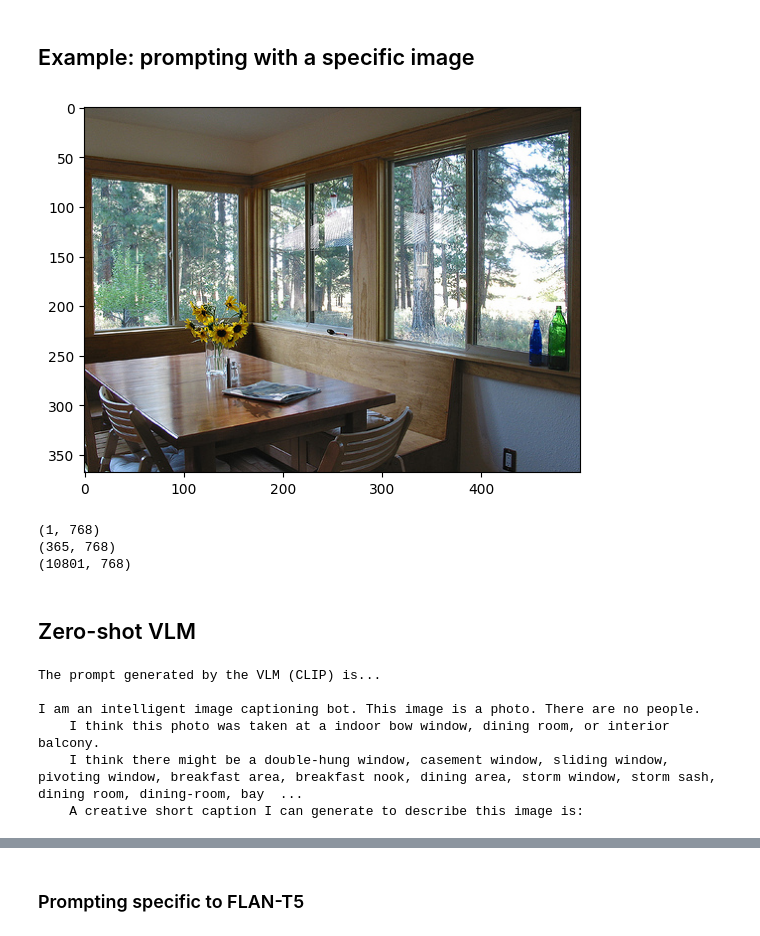
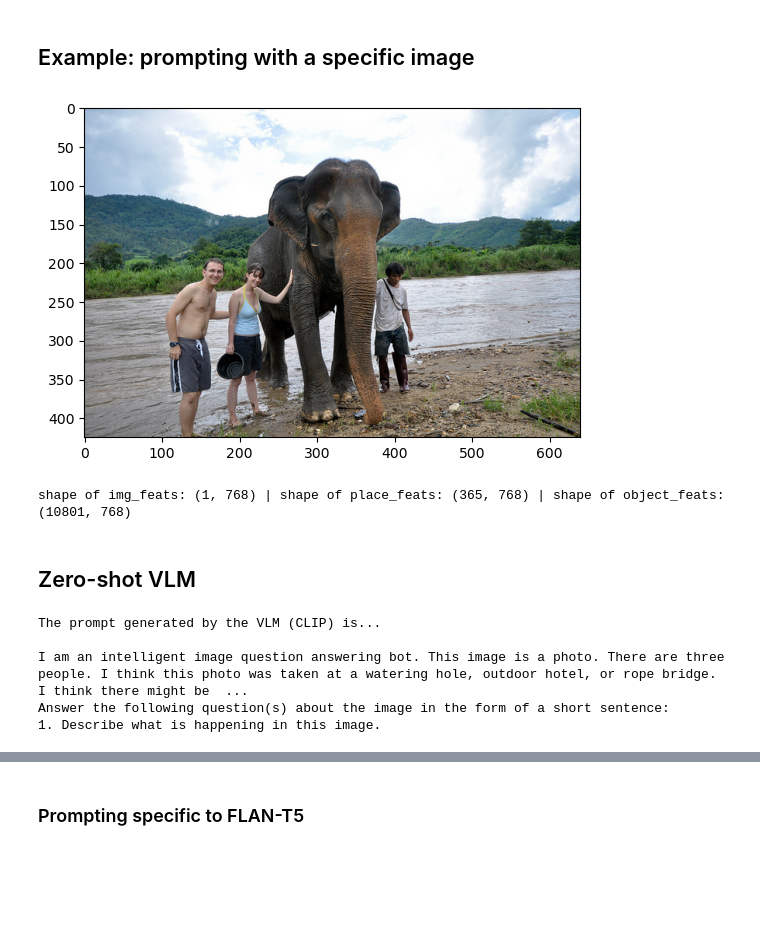
Before and after one commit to milenakapralova/socraticmodels, a Jupyter notebook: FLAN_T5_prompting.ipynb, the cells around one changed output, grey strips where cells are left out. Drawn from its saved outputs; the diff is of its cells as text; code cells hidden in the pictures; blank space fills up the shorter version.

Commit message:
try visual q&a w/ FLAN-T5 + CLIP

```diff
--- a/FLAN_T5_prompting.ipynb
+++ b/FLAN_T5_prompting.ipynb
@@ -136,9 +132,22 @@ def get_nn_text(raw_texts, text_feats, img_feats):
 ### Load scene categories from Places365 and compute their CLIP features
 # %%
 # Load scene categories from Places365.
-if not os.path.exists('categories_places365.txt'):
+places_cat_path = f'{data_dir}/categories_places365.txt'
+if not os.path.exists(places_cat_path):
     url = "https://raw.githubusercontent.com/zhoubolei/places_devkit/master/categories_places365.txt"
     response = requests.get(url)
-    with open("categories_places365.txt", "wb") as f:
+    with open(f'{data_dir}/categories_places365.txt', 'wb') as f:
         f.write(response.content)
     # ! wget https://raw.githubusercontent.com/zhoubolei/places_devkit/master/categories_places365.txt
+
+place_categories = np.loadtxt(places_cat_path, dtype=str)
+place_texts = []
+for place in place_categories[:, 0]:
+    place = place.split('/')[2:]
+    if len(place) > 1:
+        place = place[1] + ' ' + place[0]
+    else:
+        place = place[0]
+    place = place.replace('_', ' ')
+    place_texts.append(place)
+place_feats = get_text_feats([f'Photo of a {p}.' for p in place_texts])
@@ -158,10 +155,14 @@ place_feats = get_text_feats([f'Photo of a {p}.' for p in place_texts])
 ### Load object categories from Tencent ML Images and compute their CLIP features
 # %%
 # Load object categories from Tencent ML Images.
-if not os.path.exists('dictionary_and_semantic_hierarchy.txt'):
-  ! wget https://raw.githubusercontent.com/Tencent/tencent-ml-images/master/data/dictionary_and_semantic_hierarchy.txt
+obj_cat_path = f'{data_dir}/dictionary_and_semantic_hierarchy.txt'
+if not os.path.exists(obj_cat_path):
+  url = "https://raw.githubusercontent.com/Tencent/tencent-ml-images/master/data/dictionary_and_semantic_hierarchy.txt"
+  response = requests.get(url)
+  with open(obj_cat_path, 'wb') as f:
+      f.write(response.content)
 
-with open('dictionary_and_semantic_hierarchy.txt') as fid:
+with open(obj_cat_path) as fid:
     object_categories = fid.readlines()
 object_texts = []
 # unsafe_list = []
@@ -197,30 +187,27 @@ dictionary_and_sema 100%[===================>] 476.73K  --.-KB/s    in 0.02s
 ## Example: prompting with a specific image
 # %%
 # Download image.
-img_url = "https://github.com/rmokady/CLIP_prefix_caption/raw/main/Images/COCO_val2014_000000165547.jpg" #@param {type:"string"}
-fname = 'demo_img.png'
-# fname='test_image.jpeg'
-with open(fname, 'wb') as f:
-    f.write(requests.get(img_url).content)
+# img_url = "https://github.com/rmokady/CLIP_prefix_caption/raw/main/Images/COCO_val2014_000000165547.jpg" # dining table
+img_url = 'https://github.com/rmokady/CLIP_prefix_caption/raw/main/Images/COCO_val2014_000000562207.jpg' # elephant
+fname = 'elephant_img.png'
+img_path = f'{img_dir}/{fname}'
+if not os.path.exists(img_path):
+    with open(img_path, 'wb') as f:
+        f.write(requests.get(img_url).content)
 
-verbose = True #@param {type:"boolean"}
+verbose = True
 
 # Load image.
 img = cv2.cvtColor(cv2.imread(fname), cv2.COLOR_BGR2RGB)
 plt.imshow(img)
 plt.show()
 img_feats = get_img_feats(img)
+
+# Get dimensions of image features (1 img), place features (365 places) and object features (10801 objects)
+print(f'shape of img_feats: {img_feats.shape} | shape of place_feats: {place_feats.shape} | shape of object_feats: {object_feats.shape}')
 # %% [output]
-[figure, old version]
+[figure, new version]
+shape of img_feats: (1, 768) | shape of place_feats: (365, 768) | shape of object_feats: (10801, 768)
-# %%
-# Knowing the dimensionality of the image features (1 img), place features (365 places) and object features (10801 objects)
-print(img_feats.shape)
-print(place_feats.shape)
-print(object_feats.shape)
-# %% [output]
-(1, 768)
-(365, 768)
-(10801, 768)
 # %% [markdown]
 ## Zero-shot VLM
 # %%
@@ -264,15 +257,13 @@ for i in range(obj_topk):
     object_list += f'{sorted_obj_texts[i]}, '
 object_list = object_list[:-2]
 
-# Generate captions
-prompt = prompt_creator(img_type, ppl_result, sorted_places, object_list, aim='intelligent')
+# Generate prompt
+prompt = prompt_creator(img_type, ppl_result, sorted_places, object_list, aim='qa')
+print('The prompt generated by the VLM (CLIP) is...\n')
+print(prompt)
+# %% [output]
+The prompt generated by the VLM (CLIP) is...
+
+I am an intelligent image question answering bot. This image is a photo. There are three people. I think this photo was taken at a watering hole, outdoor hotel, or rope bridge. I think there might be  ...
+Answer the following question(s) about the image in the form of a short sentence:
+1. Describe what is happening in this image.
-# %%
-print('The prompt generated by the VLM (CLIP) is...\n')
-print(prompt)
-# %% [output]
-The prompt generated by the VLM (CLIP) is...
-
-I am an intelligent image captioning bot. This image is a photo. There are no people.
-    I think this photo was taken at a indoor bow window, dining room, or interior balcony.
-    I think there might be a double-hung window, casement window, sliding window, pivoting window, breakfast area, breakfast nook, dining area, storm window, storm sash, dining room, dining-room, bay  ...
-    A creative short caption I can generate to describe this image is:
```
Also changed, not shown: parts of 19 cells of this notebook, 2 other files.
